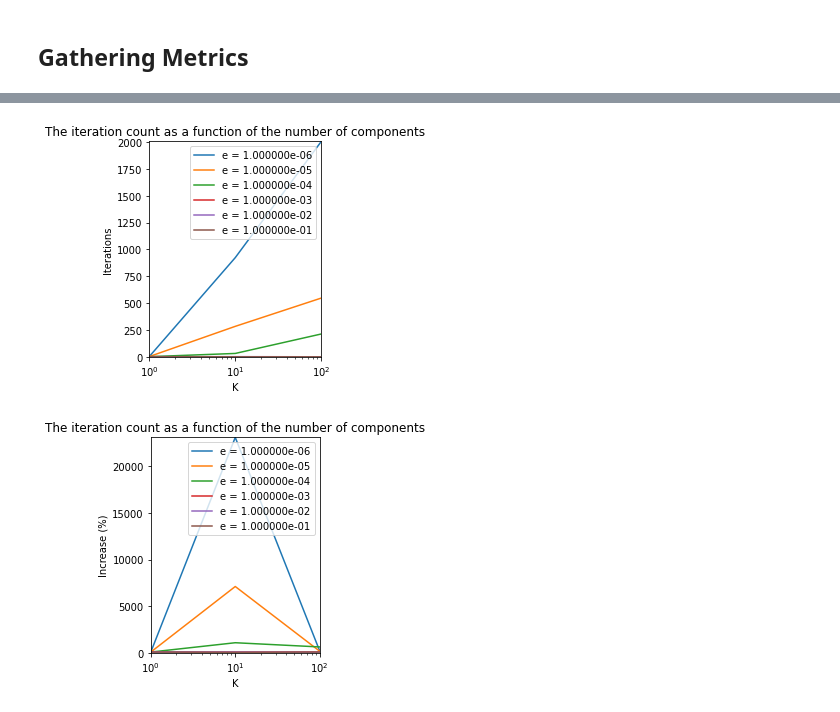
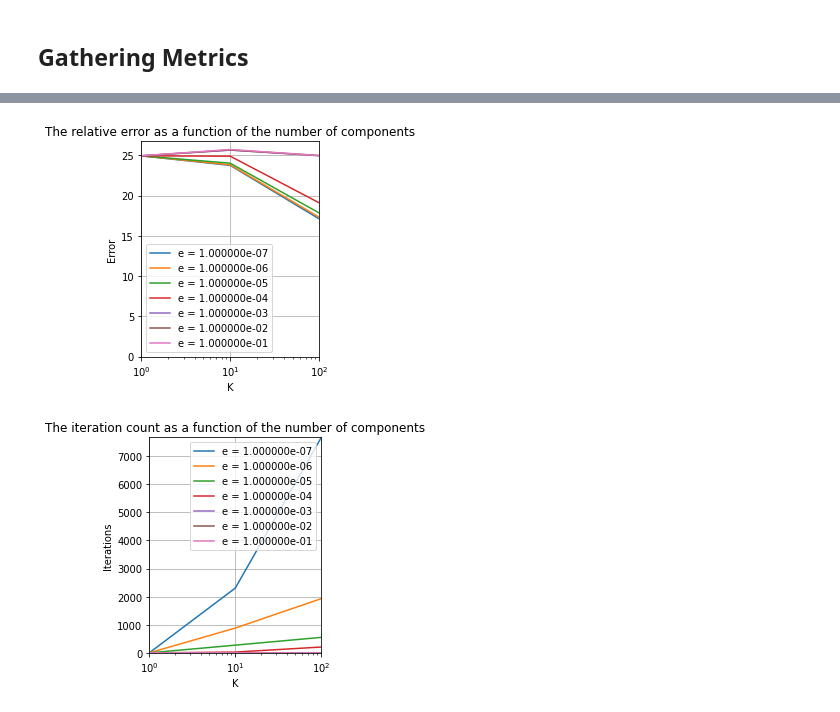
Before and after one commit to billsioros/machine-learning, a Jupyter notebook: sioros_1115201500144.ipynb, the cells around one changed output, grey strips where cells are left out. Saved outputs shown, nothing was run; the diff lists cells and outputs as text; code cells hidden in the pictures.

```diff
--- a/sioros_1115201500144.ipynb
+++ b/sioros_1115201500144.ipynb
@@ -406,7 +406,7 @@ def get_new_c(X, W, C, l):
 def get_new_w(X, W, C, l):
     return W * np.divide(np.dot(X, C.T), l * W + np.dot(W, np.dot(C, C.T)))
 # %%
-def reg_nmf(X, k=100, l=0, e=1e-9, max_iterations=10000):
+def nmf(X, k=100, l=0, e=1e-9, max_iterations=float('inf')):
     n, m = X.shape
     low, high = X.min(), X.max()
 
@@ -438,7 +441,8 @@ def nmf_convergence(ks, es, ls, size=(500, 1000), low=0, high=1):
         for k in sorted(ks):
             for e in sorted(es):
                 logger.info("k: %d, e: %.1e, l: %.1e" % (k, e, l))
-                W, C, iterations, error = reg_nmf(X, k=k, e=e, l=l)
+                W, C, iterations, error = nmf(X, k=k, e=e, l=l)
+                logger.info("Iterations: %05d, Error: %05.2f%%" % (iterations, error * 100))
 
                 data.append(dict(zip(columns, [k, e, l, error, iterations])))
 
@@ -485,6 +489,9 @@ def overlay(df, xtag, ytag, ztag, xscale='log', ratio=False):
                 for i in range(len(y))
             ])
 
+        if ytag == 'Error':
+            y *= 100
+
         plt.plot(x, y, label=label)
 
         x_min, x_max = min((x.min(),) + plt.xlim()), max((x.max(),) + plt.xlim())
@@ -496,6 +503,8 @@ def overlay(df, xtag, ytag, ztag, xscale='log', ratio=False):
         y_min, y_max = min((y.min() - 1,) + plt.ylim()), max((y.max() + 1,) + plt.ylim())
         plt.ylim(y_min, y_max)
 
+        plt.xticks(x)
+
         plt.grid()
         plt.legend()
         plt.tight_layout()
@@ -521,4 +540,4 @@ def error_with_respect_to_regularization(df):
 # %%
-ks, es, ls = [1, 10, 100], [1e-1, 1e-2, 1e-3, 1e-4, 1e-5, 1e-6], [10 ** n for n in range(0, -7, -1)]
+ks, es, ls = [1, 10, 100], [1e-1, 1e-2, 1e-3, 1e-4, 1e-5, 1e-6, 1e-7], [10 ** n for n in range(-1, -7, -1)]
 
 df = nmf_convergence(ks, es, ls)
@@ -555,10 +589,10 @@ In order to tackle this issue, we are going to be using values in the range $ \{
 # %%
 plt.subplot(1, 2, 1)
+overlay(df[df['l'] == 0.01], 'k', 'Error', 'e')
+plt.subplot(1, 2, 2)
 overlay(df[df['l'] == 0.01], 'k', 'Iterations', 'e')
-plt.subplot(1, 2, 2)
-overlay(df[df['l'] == 0.01], 'k', 'Iterations', 'e', ratio=True)
 # %% [output]
-[figure, old version]
+[figure, new version]
-[figure, old version]
+[figure, new version]
 # %%
 plt.subplot(1, 2, 1)
```
Also changed, not shown: parts of 18 cells of this notebook.
